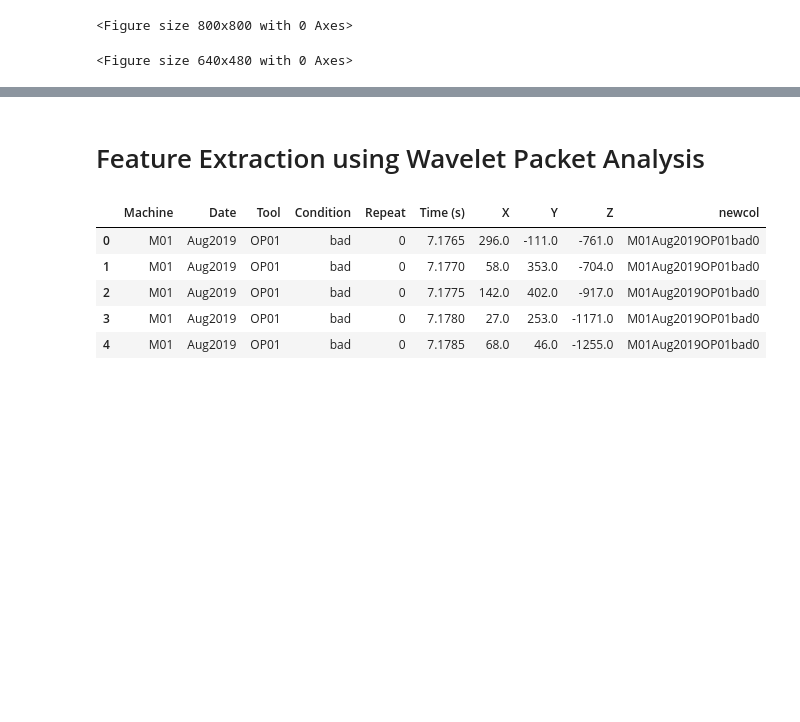
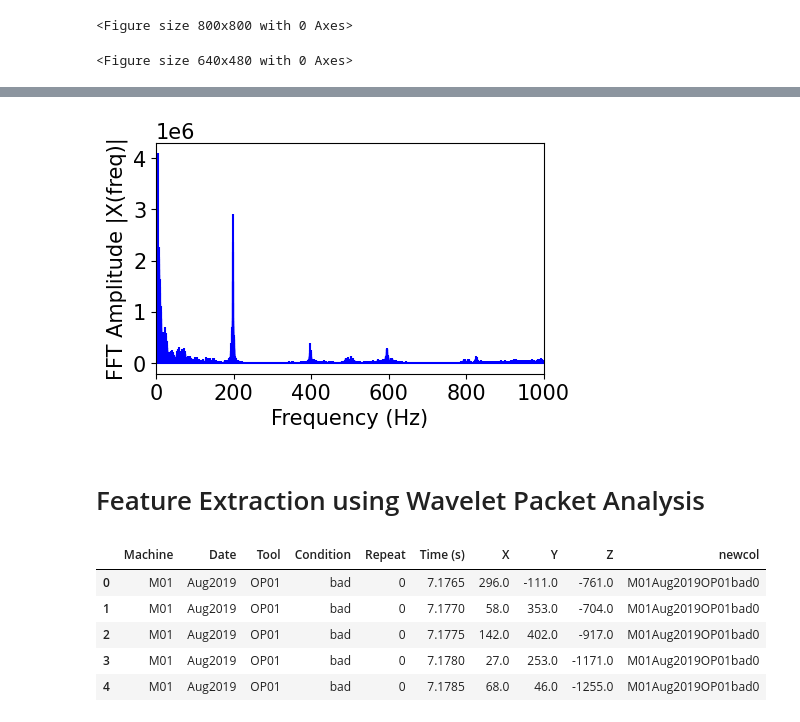
Before and after one commit to AbbasHussain72/Wavelet-featre-extraction-, a Jupyter notebook: current_wavelet_Transform_Technique.ipynb, the cells around one changed output, grey strips where cells are left out. Drawn from its saved outputs; the diff is of its cells as text; code cells hidden in the pictures; blank space fills up the shorter version.

```diff
--- a/current_wavelet_Transform_Technique.ipynb
+++ b/current_wavelet_Transform_Technique.ipynb
@@ -200,3 +252,43 @@ plt.clf()
+# %%
+#Signal FFT
+from scipy import signal
+
+sr = 2000
+x = ff['X'].values
+[p_fre,p_amp,N,freq,XX,T]= extract_fft_peak_frequency(x, sr)
+# rms_ori = np.sqrt(np.mean(x**2))
+
+# for raw data Get the one-sided specturm -->
+n_oneside = N//2
+# get the one side frequency -->
+f_oneside = freq[:n_oneside]
+
+
+# sos = signal.butter(2, p_fre, 'hp', fs=sr, output='sos')
+# filtered = signal.sosfilt(sos, x)
+# rms_filt = np.sqrt(np.mean(filtered**2))
+# [f_p_fre,f_p_amp,f_a_fre,f_a_amp,f_N,f_freq,f_X]= extract_fft_peak_frequency(filtered, sr)
+
+# print(p_fre)
+# print(p_amp)
+# %%
+#Ploting
+fig = plt.figure(figsize=(5,3),facecolor=(1, 1, 1))
+plt.rcParams.update({'font.size':15})
+plt.rc('axes', labelsize=15)
+plt.stem(f_oneside, np.abs(XX[:n_oneside]), 'b',markerfmt=" ", basefmt="b")
+plt.xlabel('Frequency (Hz)')
+plt.ylabel('FFT Amplitude |X(freq)|')
+plt.xlim(0,1000)
+# plt.xlim(10,1000)
+plt.grid(False)
+plt.show()
+
+
+#ax.legend(loc=1)
+# fig.savefig('fft.png', dpi=300, bbox_inches="tight")
+# %% [output]
+[figure, added]
 # %% [markdown]
 # Feature Extraction using Wavelet Packet Analysis
 # %%
```
Also changed, not shown: parts of 11 cells of this notebook.
